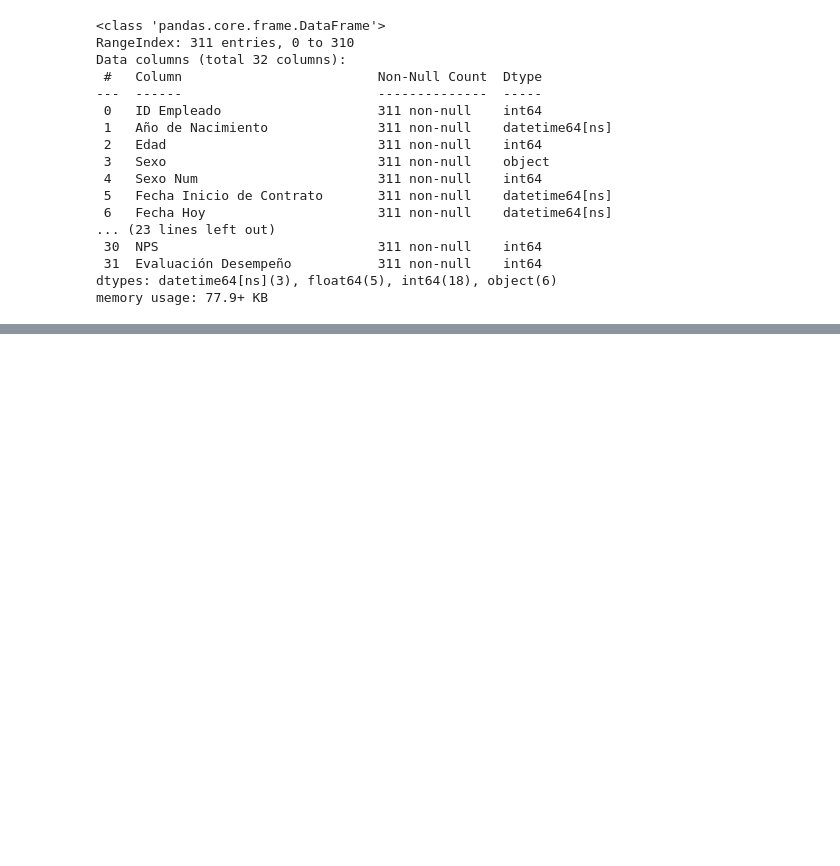
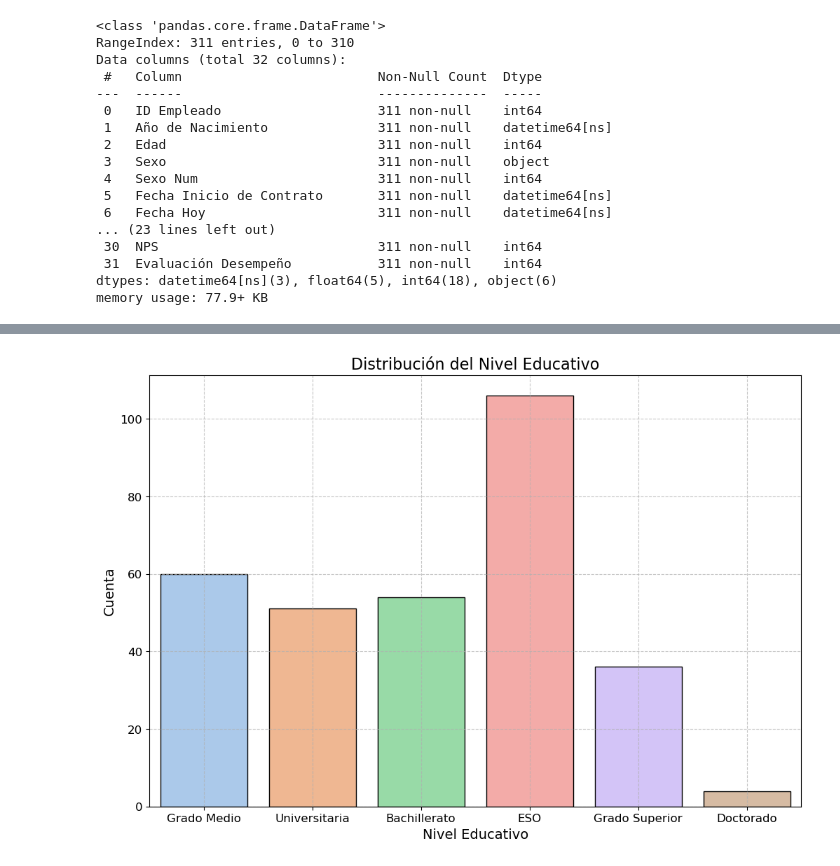
Before and after one commit to Jotis86/People-Analytics-Project, a Jupyter notebook: notebook/data_visualization.ipynb, the cells around one changed output, grey strips where cells are left out. Saved outputs shown, nothing was run; the diff lists cells and outputs as text; code cells hidden in the pictures; blank space fills up the shorter version.

```diff
--- a/notebook/data_visualization.ipynb
+++ b/notebook/data_visualization.ipynb
@@ -31,0 +76,13 @@ memory usage: 77.9+ KB
+# %%
+# 4. Education Level Distribution
+plt.figure(figsize=(12, 8))
+sns.countplot(x='Formación Oficial Reglada', data=data, palette='pastel', edgecolor='black')
+plt.title('Distribución del Nivel Educativo', fontsize=16)
+plt.xlabel('Nivel Educativo', fontsize=14)
+plt.ylabel('Cuenta', fontsize=14)
+plt.xticks(fontsize=12)
+plt.yticks(fontsize=12)
+plt.grid(True, linestyle='--', alpha=0.7)
+plt.show()
+# %% [output]
+[figure, added]
```
Also changed, not shown: parts of 17 cells of this notebook.
